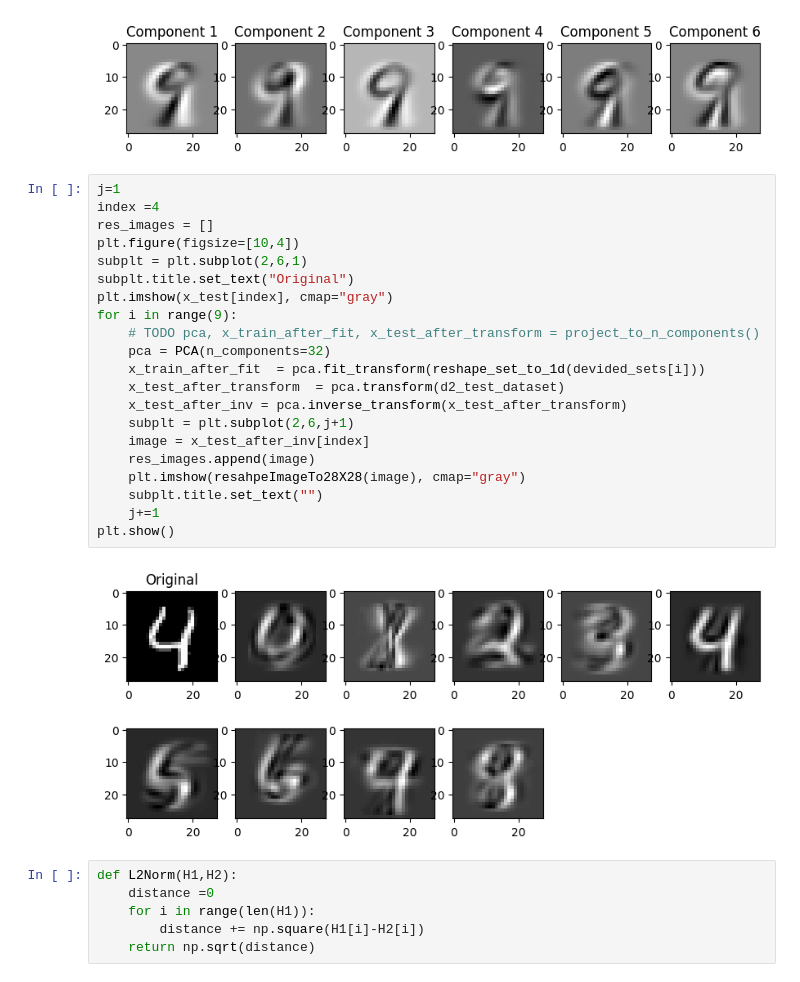
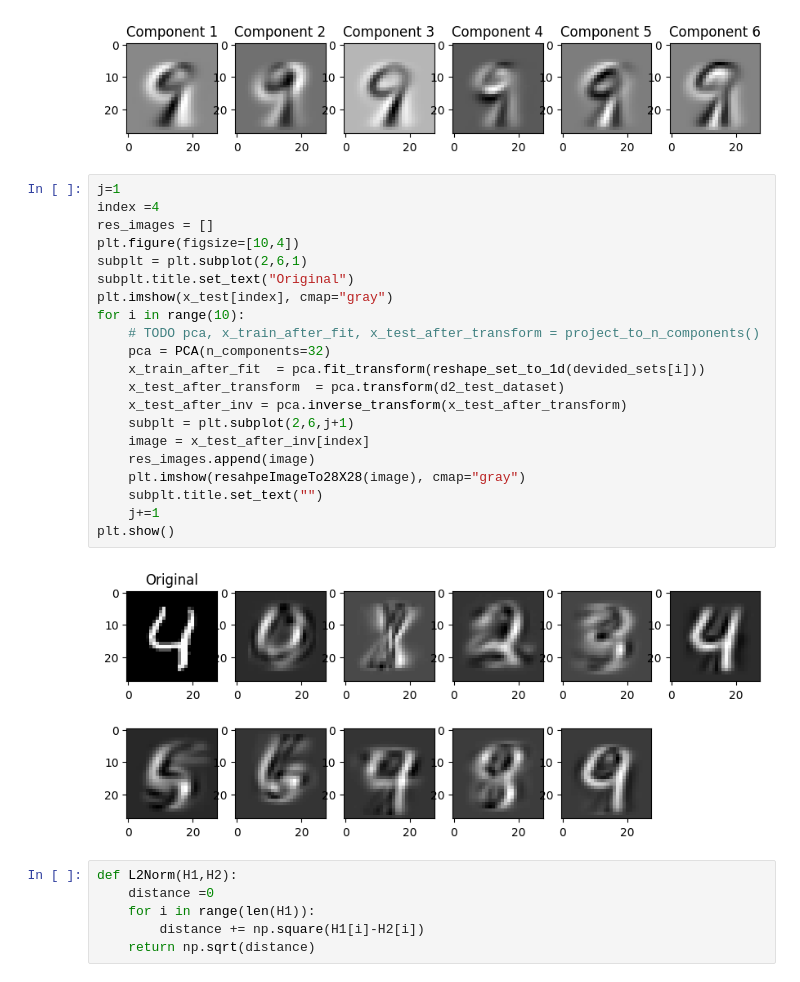
Before and after one commit to glusi/cv-maman22, a Jupyter notebook: maman22-q1-2.ipynb, the cells around one changed output. Saved outputs shown, nothing was run; the diff lists cells and outputs as text.

```diff
--- a/maman22.ipynb
+++ b/maman22-q1-2.ipynb
@@ -243,26 +243,26 @@ for i in range(len(devided_sets)):
 # %%
 j=1
 index =4
 res_images = []
 plt.figure(figsize=[10,4])
 subplt = plt.subplot(2,6,1)
 subplt.title.set_text("Original")
 plt.imshow(x_test[index], cmap="gray")
-for i in range(9):
+for i in range(10):
     # TODO pca, x_train_after_fit, x_test_after_transform = project_to_n_components()
     pca = PCA(n_components=32)
     x_train_after_fit  = pca.fit_transform(reshape_set_to_1d(devided_sets[i]))
     x_test_after_transform  = pca.transform(d2_test_dataset)
     x_test_after_inv = pca.inverse_transform(x_test_after_transform)
     subplt = plt.subplot(2,6,j+1)
     image = x_test_after_inv[index]
     res_images.append(image)
     plt.imshow(resahpeImageTo28X28(image), cmap="gray")
     subplt.title.set_text("")
     j+=1
 plt.show()
 # %% [output]
-[figure, old version]
+[figure, new version]
 # %%
 def L2Norm(H1,H2):
     distance =0
```
Also changed, not shown: parts of 4 cells of this notebook, 2 other files.
